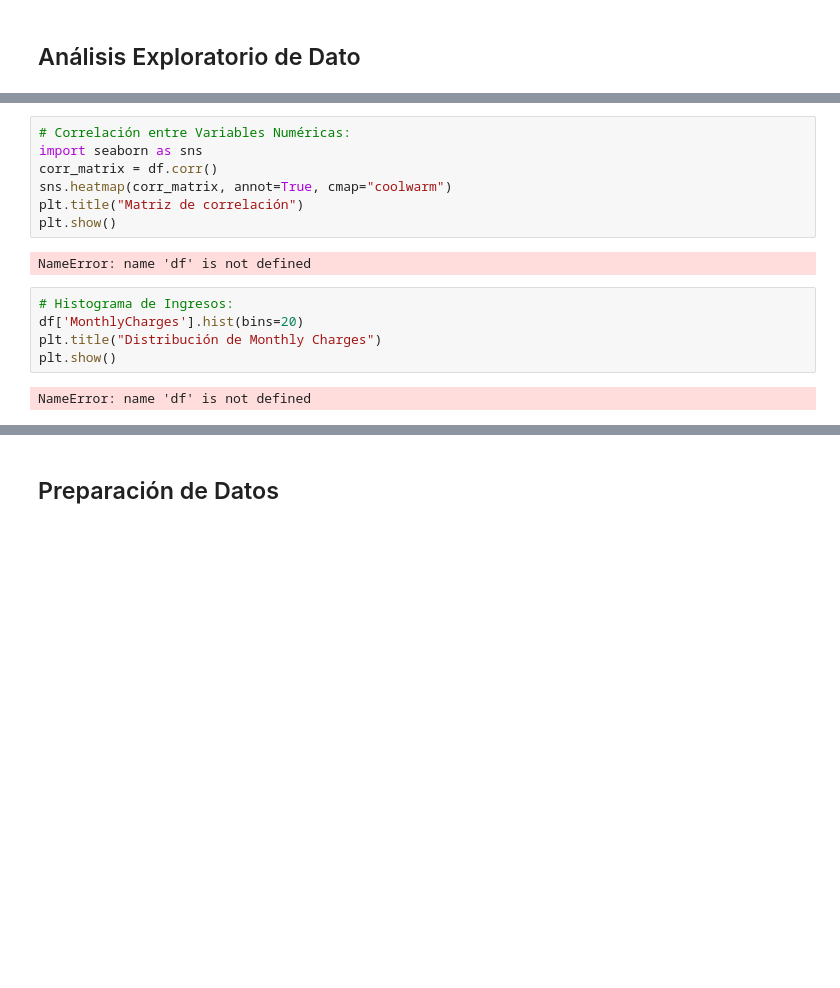
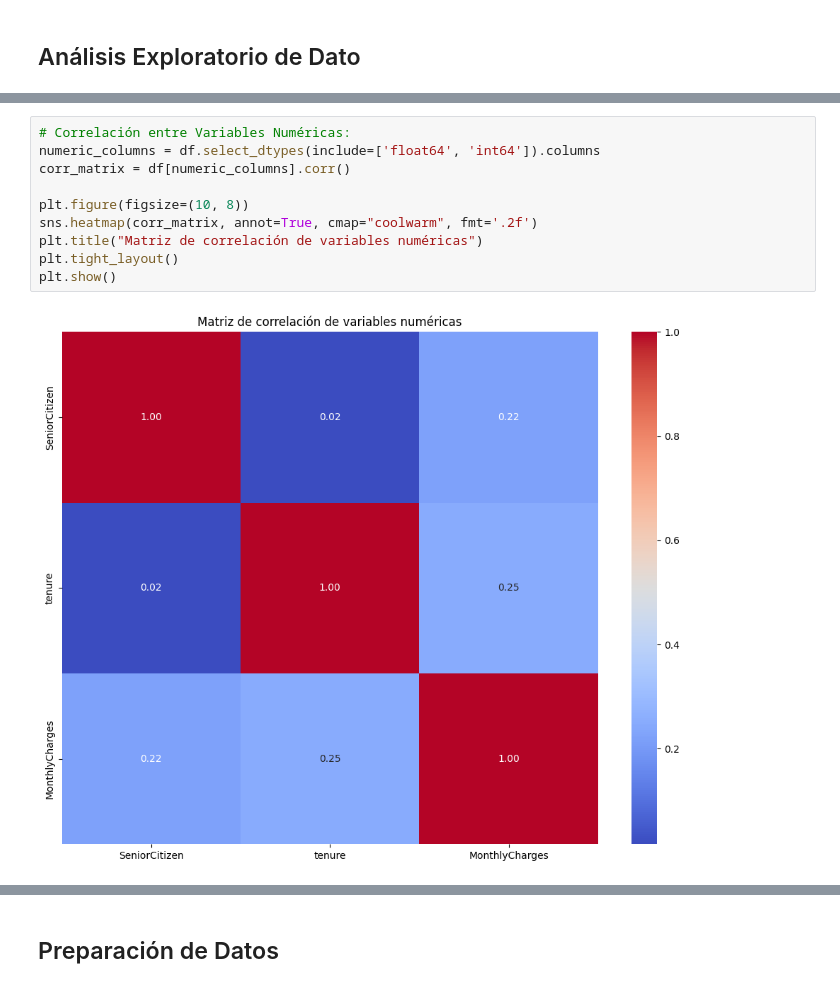
Before and after one commit to paezdev/EA2.-K-Nearest_Neighbors_-KNN-_paez_jean_carlos, a Jupyter notebook: notebooks/paez_ramirez_jean_carlos_KNN.ipynb, the cells around one changed output, grey strips where cells are left out. Cells and saved outputs as stored; diff of their text form; blank space fills up the shorter version.

```diff
--- a/notebooks/paez_ramirez_jean_carlos_KNN.ipynb
+++ b/notebooks/paez_ramirez_jean_carlos_KNN.ipynb
@@ -45,16 +136,12 @@ NameError: name 'df' is not defined
 # %%
 # Correlación entre Variables Numéricas:
-import seaborn as sns
-corr_matrix = df.corr()
-sns.heatmap(corr_matrix, annot=True, cmap="coolwarm")
-plt.title("Matriz de correlación")
+numeric_columns = df.select_dtypes(include=['float64', 'int64']).columns
+corr_matrix = df[numeric_columns].corr()
+
+plt.figure(figsize=(10, 8))
+sns.heatmap(corr_matrix, annot=True, cmap="coolwarm", fmt='.2f')
+plt.title("Matriz de correlación de variables numéricas")
+plt.tight_layout()
 plt.show()
 # %% [output]
-NameError: name 'df' is not defined
+[figure, added]
-# %%
-# Histograma de Ingresos:
-df['MonthlyCharges'].hist(bins=20)
-plt.title("Distribución de Monthly Charges")
-plt.show()
-# %% [output]
-NameError: name 'df' is not defined
```
Also changed, not shown: parts of 12 cells of this notebook, 1 other file.
